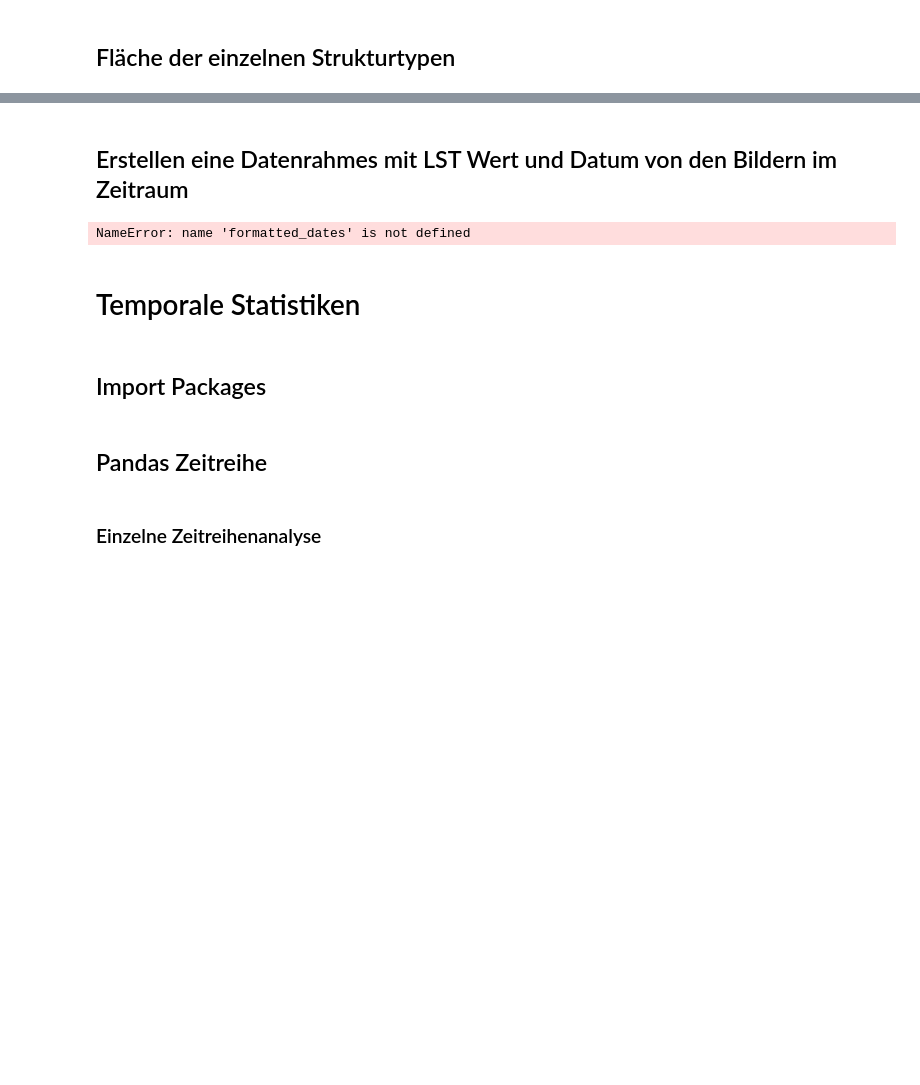
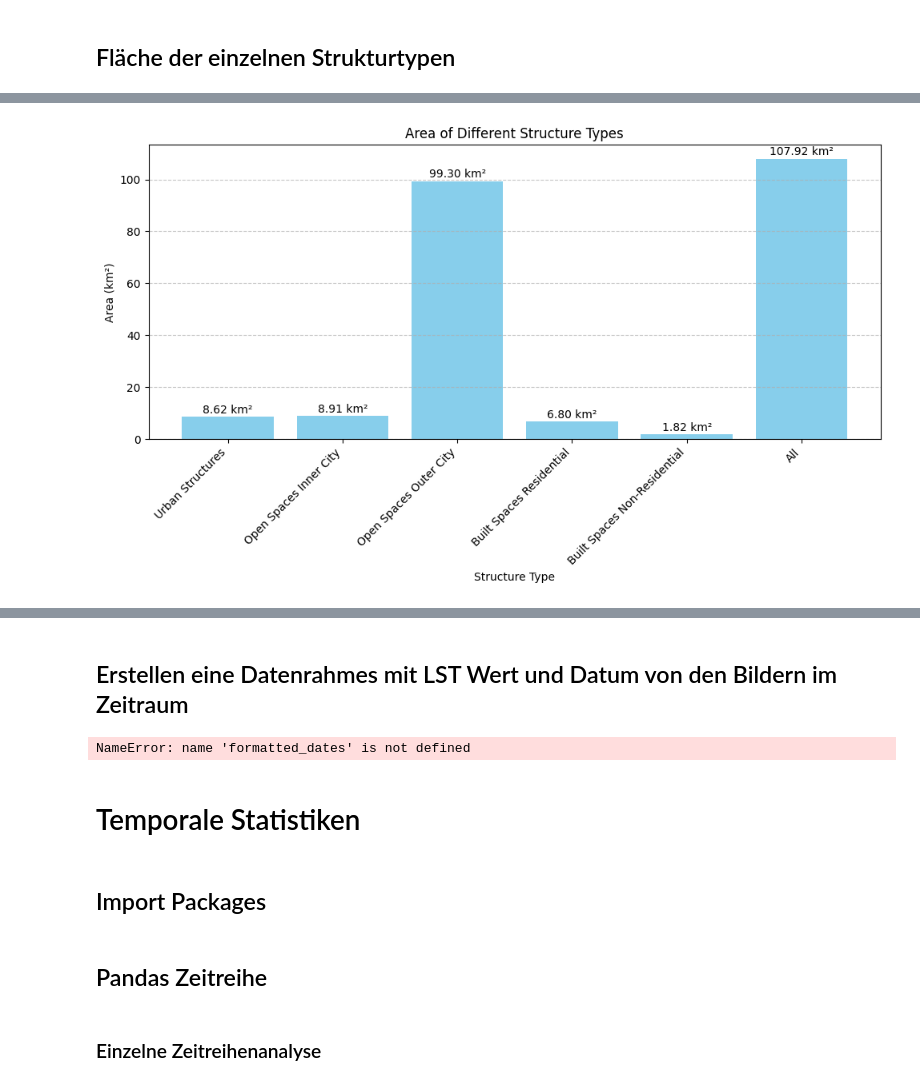
Before and after one commit to dadabeckmann/Masterarbeit_Code, a Jupyter notebook: GEE_Python.ipynb, the cells around one changed output, grey strips where cells are left out. Saved outputs shown, nothing was run; the diff lists cells and outputs as text; code cells hidden in the pictures; blank space fills up the shorter version.

```diff
--- a/GEE_Python.ipynb
+++ b/GEE_Python.ipynb
@@ -333,0 +314,97 @@ Built Spaces Non-Residential (km²): 1.8236725859183516
+# %%
+# Define a function to calculate the area of a given structure type
+def calculate_area(image):
+    # Multiply the image by pixel area to get the area in square meters
+    area_image = image.multiply(ee.Image.pixelArea())
+
+    # Reduce the area image within the specified region
+    area_stats = area_image.reduceRegion(reducer=ee.Reducer.sum(), geometry=regionInt.geometry(), scale=10)
+
+    # Get the sum of the area
+    area_sqm = area_stats.get('built_characteristics')  # Correct the property name if needed
+
+    # Convert to square kilometers
+    area_sqkm = ee.Number(area_sqm).divide(1e6)
+
+    return area_sqkm
+
+# Calculate areas for each structure type
+urban_area_sqkm = calculate_area(maskUrban)
+openSpacesInner_area_sqkm = calculate_area(maskOpenSpaceInnerCity)
+openSpacesOuter_area_sqkm = calculate_area(maskOpenSpaceOuterCity)
+builtSpacesRes_area_sqkm = calculate_area(maskBuiltSpacesRes)
+builtSpacesNonRes_area_sqkm = calculate_area(maskBuiltSpacesNonRes)
+
+# Define a function to calculate the area of a given region
+def calculate_region_area(region):
+    # Create an image representing the region
+    region_image = ee.Image.constant(1).clipToCollection(region)
+
+    # Multiply the region image by pixel area to get the area in square meters
+    area_image = region_image.multiply(ee.Image.pixelArea())
+
+    # Reduce the area image to get the sum of pixel values, representing the total area
+    area_stats = area_image.reduceRegion(
+        reducer=ee.Reducer.sum(),
+        geometry=region.geometry(),
+        scale=10
+    )
+
+    # Get the sum of the area in square meters
+    area_sqm = area_stats.get('constant')
+
+    # Convert the area from square meters to square kilometers
+    area_sqkm = ee.Number(area_sqm).divide(1e6)
+
+    return area_sqkm.getInfo()  # Return the area in square kilometers
+
+# Calculate the area of the region of interest
+region_area_sqkm = calculate_region_area(regionInt)
+
+# Print the results
+print('Urban Structures (km²):', urban_area_sqkm.getInfo())
+print('Open Spaces Inner City (km²):', openSpacesInner_area_sqkm.getInfo())
+print('Open Spaces Outer City (km²):', openSpacesOuter_area_sqkm.getInfo())
+print('Built Spaces Residential (km²):', builtSpacesRes_area_sqkm.getInfo())
+print('Built Spaces Non-Residential (km²):', builtSpacesNonRes_area_sqkm.getInfo())
+print('All (km²):', round(region_area_sqkm, 2))
+
+# Define structure types and their areas
+structure_types = ['Urban Structures', 'Open Spaces Inner City', 'Open Spaces Outer City', 'Built Spaces Residential', 'Built Spaces Non-Residential', 'All']
+areas_sqkm = [urban_area_sqkm.getInfo(), openSpacesInner_area_sqkm.getInfo(), openSpacesOuter_area_sqkm.getInfo(), builtSpacesRes_area_sqkm.getInfo(), builtSpacesNonRes_area_sqkm.getInfo(), region_area_sqkm]
+
+# Create a bar plot
+plt.figure(figsize=(10, 6))
+bars = plt.bar(structure_types, areas_sqkm, color='skyblue')
+
+# Add data labels to the bars
+for bar, area in zip(bars, areas_sqkm):
+    plt.text(bar.get_x() + bar.get_width() / 2, bar.get_height() + 0.5, f'{area:.2f} km²', ha='center', va='bottom')
+
+# Add labels and title
+plt.xlabel('Structure Type')
+plt.ylabel('Area (km²)')
+plt.title('Area of Different Structure Types')
+
+# Customize the plot
+plt.grid(axis='y', linestyle='--', alpha=0.7)
+plt.xticks(rotation=45, ha='right')
+plt.tight_layout()
+
+# Show plot
+plt.show()
+
+
+# Define structure types and their areas
+structure_types = ['Urban Structures', 'Open Spaces Inner City', 'Open Spaces Outer City', 'Built Spaces Residential', 'Built Spaces Non-Residential']
+areas_sqkm = [urban_area_sqkm.getInfo(), openSpacesInner_area_sqkm.getInfo(), openSpacesOuter_area_sqkm.getInfo(), builtSpacesRes_area_sqkm.getInfo(), builtSpacesNonRes_area_sqkm.getInfo()]
+
+# Create a pie chart
+plt.figure(figsize=(8, 8))
+plt.pie(areas_sqkm, labels=structure_types, autopct='%1.1f%%', startangle=140)
+plt.title('Area Distribution of Different Structure Types')
+plt.axis('equal')  # Equal aspect ratio ensures that pie is drawn as a circle.
+
+# Show plot
+plt.show()
+# %% [output]
@@ -333,0 +417 @@ Built Spaces Non-Residential (km²): 1.8236725859183516
+[figure, added]
```
Also changed, not shown: parts of 10 cells of this notebook.
